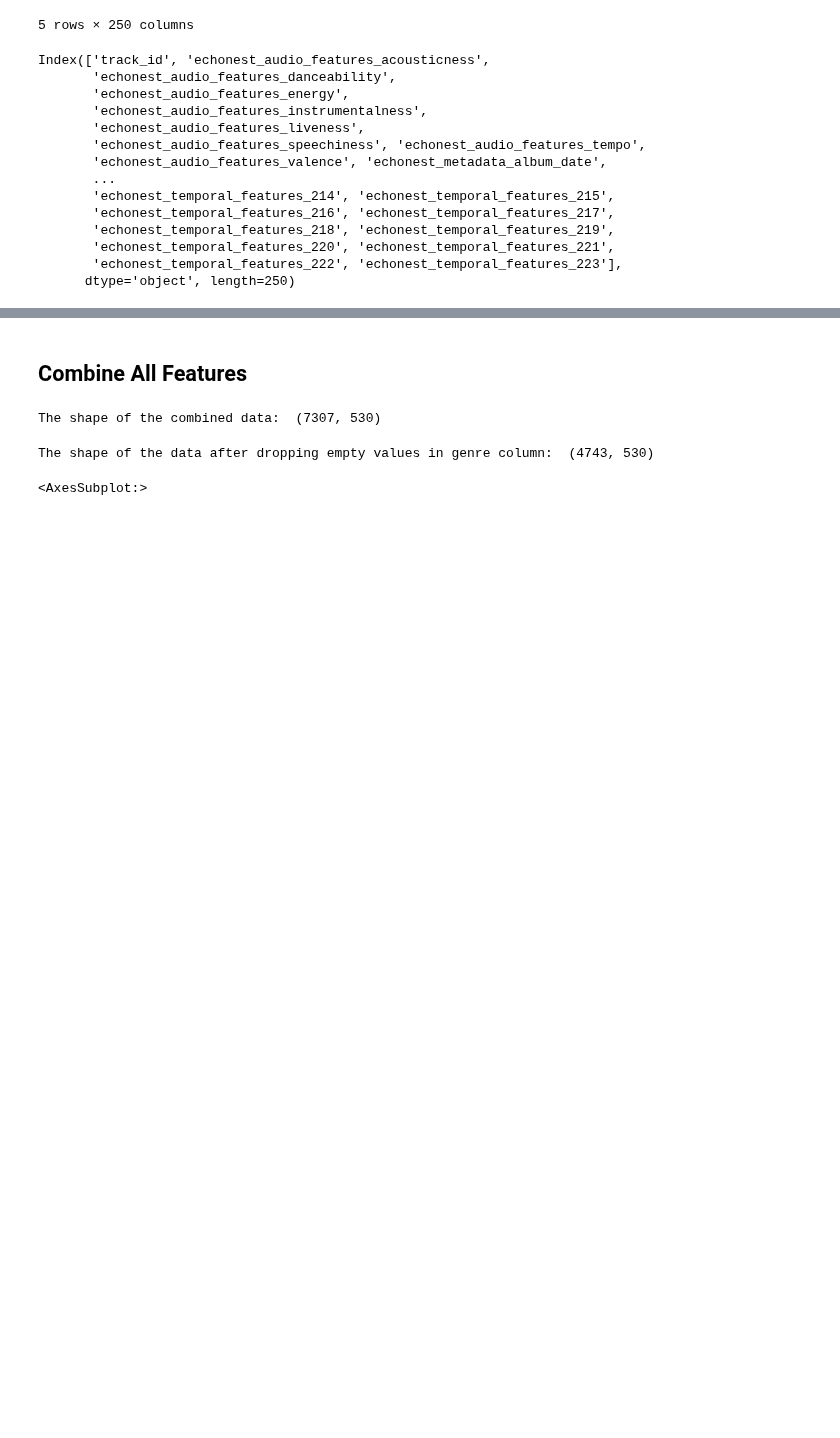
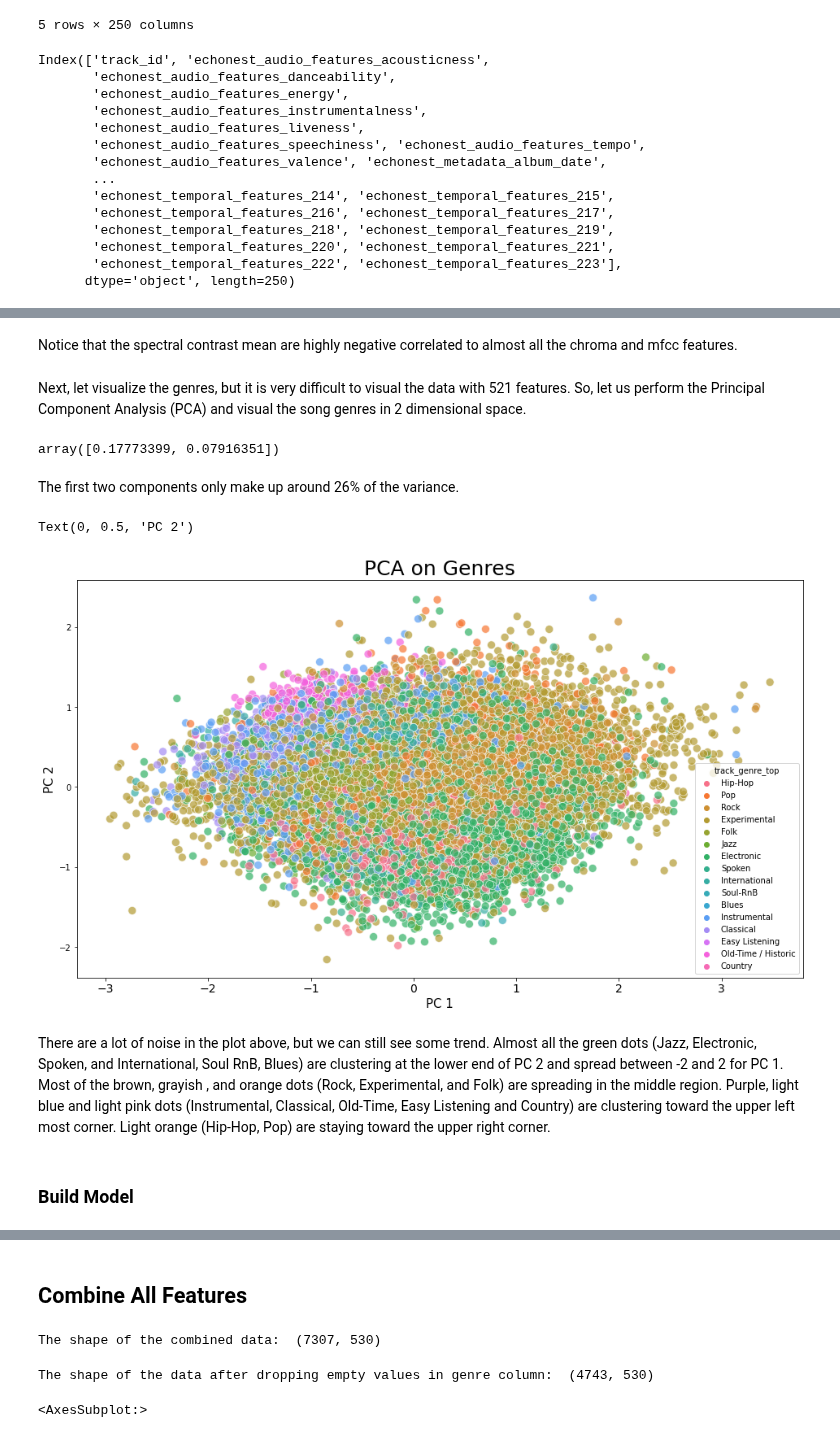
Before and after one commit to TaiNg365/Song_Classification_Recommender_System, a Jupyter notebook: Song Classification.ipynb, the cells around one changed output, grey strips where cells are left out. Cells and saved outputs as stored; diff of their text form; code cells hidden in the pictures; blank space fills up the shorter version.

Commit message:
Initial Model Selection

```diff
--- a/Song Classification.ipynb
+++ b/Song Classification.ipynb
@@ -144,0 +213,47 @@ echonest_features_of_interest.head()
+# %% [markdown]
+Notice that the spectral contrast mean are highly negative correlated to almost all the chroma and mfcc features.
+# %% [markdown]
+Next, let visualize the genres, but it is very difficult to visual the data with 521 features. So, let us perform the Principal Component Analysis (PCA) and visual the song genres in 2 dimensional space.
+# %%
+from sklearn import preprocessing
+
+data = data_lib.iloc[0:, 1:]
+y = data_lib['track_genre_top']
+X = data_lib.loc[:,data_lib.columns != 'track_genre_top']
+
+# Normalize X
+cols = X.columns
+min_max_scaler = preprocessing.MinMaxScaler()
+np_scaled = min_max_scaler.fit_transform(X)
+X = pd.DataFrame(np_scaled, columns = cols)
+
+# PCA 2 components
+from sklearn.decomposition import PCA
+
+pca = PCA(n_components = 2)
+principalComponents = pca.fit_transform(X)
+principalDF = pd.DataFrame(data = principalComponents, columns = ['PC 1', 'PC 2'])
+
+# Concatenate with target label
+finalDF = pd.concat([principalDF, y], axis = 1)
+
+pca.explained_variance_ratio_
+# %% [output]
+array([0.17773399, 0.07916351])
+# %% [markdown]
+The first two components only make up around 26% of the variance.
+# %%
+plt.figure(figsize = (16,9))
+sns.scatterplot(x = 'PC 1', y = 'PC 2', data = finalDF, hue = 'track_genre_top', alpha = 0.7, s = 100)
+plt.title('PCA on Genres', fontsize = 25)
+plt.xticks(fontsize = 14)
+plt.yticks(fontsize = 10);
+plt.xlabel("PC 1", fontsize = 15)
+plt.ylabel("PC 2", fontsize = 15)
+# %% [output]
+Text(0, 0.5, 'PC 2')
+[figure, added]
+# %% [markdown]
+There are a lot of noise in the plot above, but we can still see some trend. Almost all the green dots (Jazz, Electronic, Spoken, and International, Soul RnB, Blues) are clustering at the lower end of PC 2 and spread between -2 and 2 for PC 1. Most of the brown, grayish , and orange dots (Rock, Experimental, and Folk) are spreading in the middle region. Purple, light blue and light pink dots (Instrumental, Classical, Old-Time, Easy Listening and Country) are clustering toward the upper left most corner. Light orange (Hip-Hop, Pop) are staying toward the upper right corner.
+# %% [markdown]
+### Build Model
```
Also changed, not shown: parts of 22 cells of this notebook.
